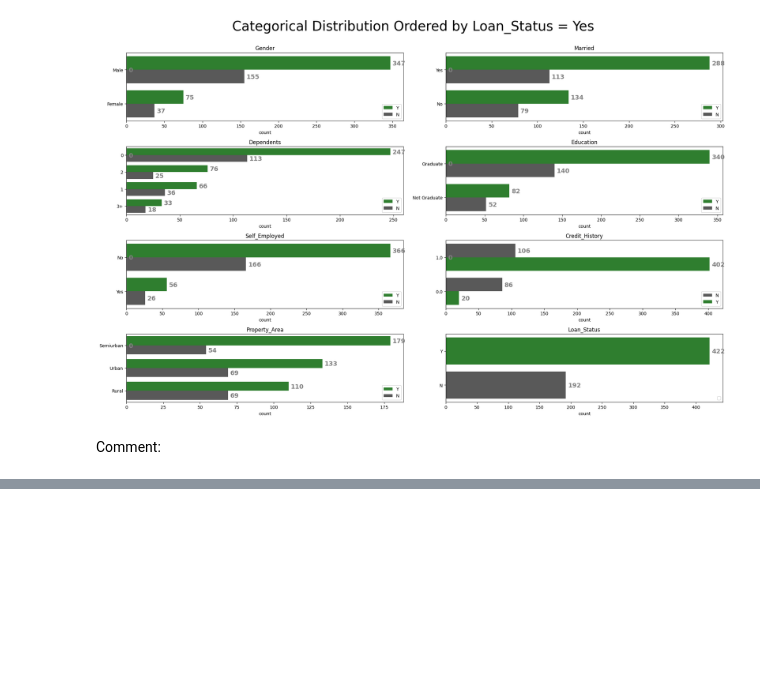
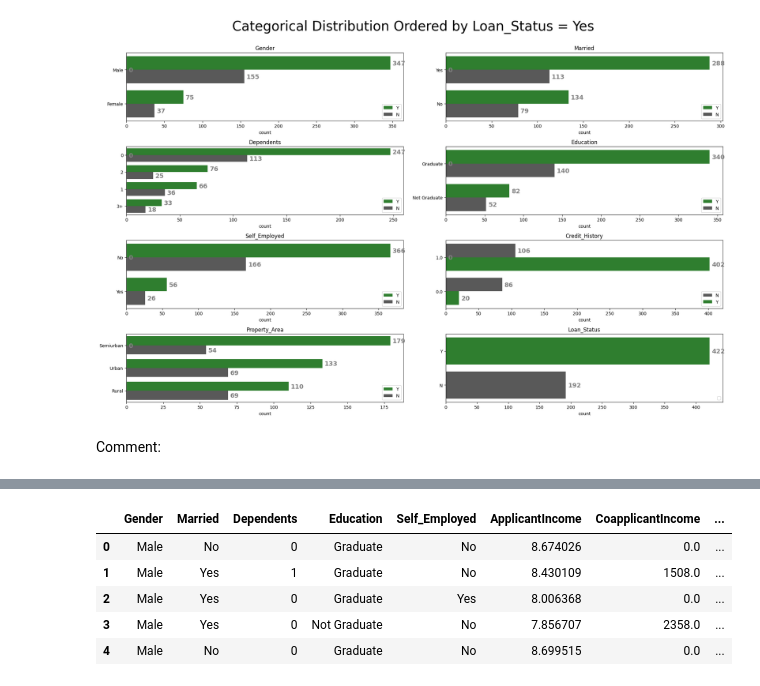
Before and after one commit to dhuydo/LoanPrediction, a Jupyter notebook: notebooks/eda.ipynb, the cells around one changed output, grey strips where cells are left out. Drawn from its saved outputs; the diff is of its cells as text; code cells hidden in the pictures; blank space fills up the shorter version.

```diff
--- a/notebooks/eda.ipynb
+++ b/notebooks/eda.ipynb
@@ -381,3 +391,14 @@ df[num_features] = df[num_features].apply(lambda x: np.log(x) if (x > 0).all() e
+# %%
+df['Credit_History'] = df['Credit_History'].map({1.0: 'Yes', 0.0: 'No'})
+# %%
+df.head()
+# %% [output]
+|  | Gender | Married | Dependents | Education | Self_Employed | ApplicantIncome | CoapplicantIncome | ... |
+| 0 | Male | No | 0 | Graduate | No | 8.674026 | 0.0 | ... |
+| 1 | Male | Yes | 1 | Graduate | No | 8.430109 | 1508.0 | ... |
+| 2 | Male | Yes | 0 | Graduate | Yes | 8.006368 | 0.0 | ... |
+| 3 | Male | Yes | 0 | Not Graduate | No | 7.856707 | 2358.0 | ... |
+| 4 | Male | No | 0 | Graduate | No | 8.699515 | 0.0 | ... |
 # %%
 ## Export data to csv
 # df.drop('Loan_ID', axis=1, inplace=True)
```
Also changed, not shown: parts of 2 cells of this notebook, 4 other files.
